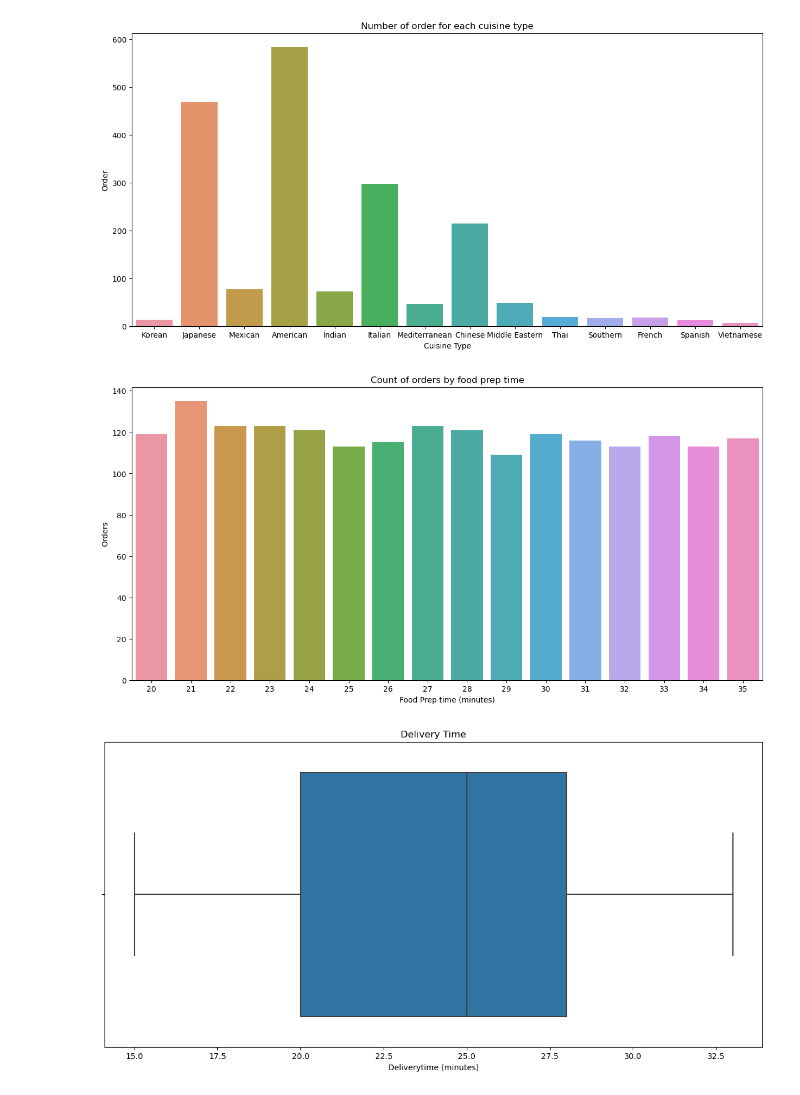
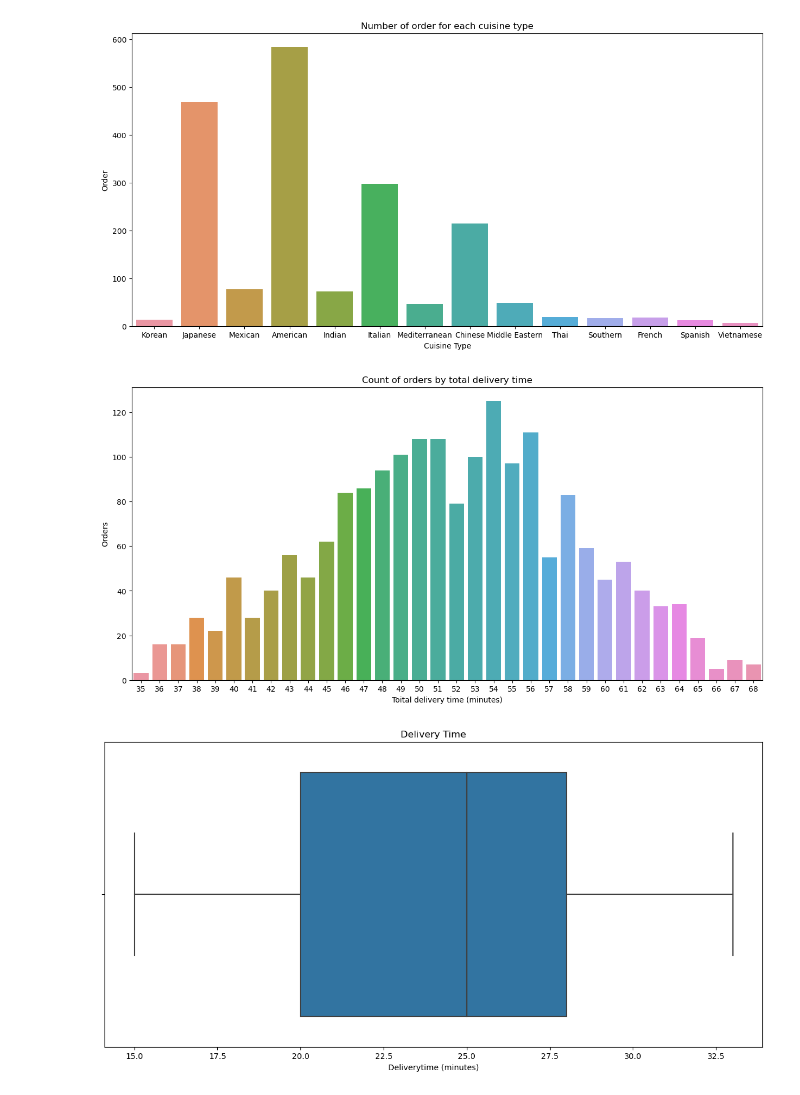
Before and after one commit to Drew75austin/FoodhubProject, a Jupyter notebook: Project1.ipynb, the cells around one changed output. Saved outputs shown, nothing was run; the diff lists cells and outputs as text; code cells hidden in the pictures.

```diff
--- a/Project1.ipynb
+++ b/Project1.ipynb
@@ -324,17 +338,17 @@ plt.show()
 # %%
 #Set plot size
 plt.figure(figsize=(15, 7))
 
-# Create seaborn countplot and provide count of the food preparation time across all orders
-cp_orders = sns.countplot(data=df, x='food_preparation_time')
+# Create seaborn countplot and provide count of the derived variable "total delivery time" time across all orders
+cp_orders = sns.countplot(data=df, x='total_delivery_time')
 #specify axis labels
 cp_orders.set(ylabel='Orders',
-       xlabel='Food Prep time (minutes)',
-       title='Count of orders by food prep time')
+       xlabel='Toital delivery time (minutes)',
+       title='Count of orders by total delivery time')
 
 plt.show()
 # %% [output]
-[figure, old version]
+[figure, new version]
 # %%
 # Set the plot size
 plt.figure(figsize=(15, 7))
```
Also changed, not shown: parts of 15 cells of this notebook, 1 other file.
